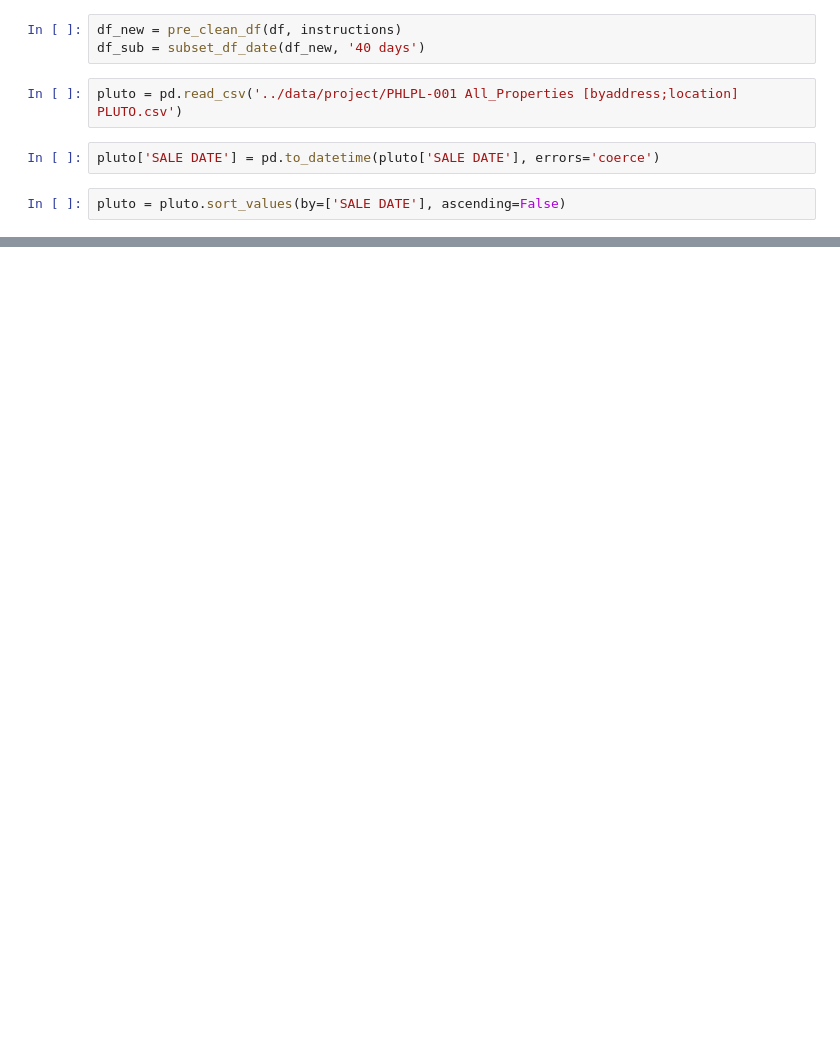
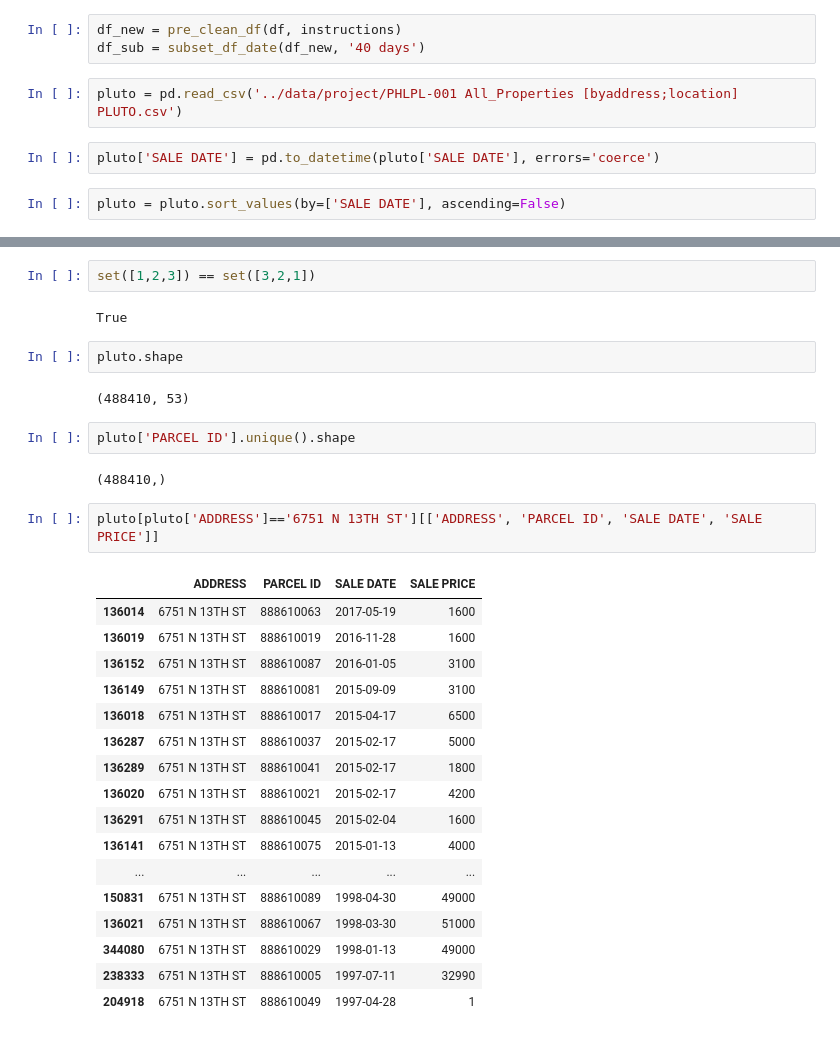
Before and after one commit to nding17/WhiterockAI, a Jupyter notebook: notebooks/PLUTO auto update pipeline.ipynb, the cells around one changed output, grey strips where cells are left out. Saved outputs shown, nothing was run; the diff lists cells and outputs as text; blank space fills up the shorter version.

```diff
--- a/notebooks/PLUTO auto update pipeline.ipynb
+++ b/notebooks/PLUTO auto update pipeline.ipynb
@@ -410,0 +424,32 @@ df_sub
+# %%
+set([1,2,3]) == set([3,2,1])
+# %% [output]
+True
+# %%
+pluto.shape
+# %% [output]
+(488410, 53)
+# %%
+pluto['PARCEL ID'].unique().shape
+# %% [output]
+(488410,)
+# %%
+pluto[pluto['ADDRESS']=='6751 N 13TH ST'][['ADDRESS', 'PARCEL ID', 'SALE DATE', 'SALE PRICE']]
+# %% [output]
+|  | ADDRESS | PARCEL ID | SALE DATE | SALE PRICE |
+| 136014 | 6751 N 13TH ST | 888610063 | 2017-05-19 | 1600 |
+| 136019 | 6751 N 13TH ST | 888610019 | 2016-11-28 | 1600 |
+| 136152 | 6751 N 13TH ST | 888610087 | 2016-01-05 | 3100 |
+| 136149 | 6751 N 13TH ST | 888610081 | 2015-09-09 | 3100 |
+| 136018 | 6751 N 13TH ST | 888610017 | 2015-04-17 | 6500 |
+| 136287 | 6751 N 13TH ST | 888610037 | 2015-02-17 | 5000 |
+| 136289 | 6751 N 13TH ST | 888610041 | 2015-02-17 | 1800 |
+| 136020 | 6751 N 13TH ST | 888610021 | 2015-02-17 | 4200 |
+| 136291 | 6751 N 13TH ST | 888610045 | 2015-02-04 | 1600 |
+| 136141 | 6751 N 13TH ST | 888610075 | 2015-01-13 | 4000 |
+| ... | ... | ... | ... | ... |
+| 150831 | 6751 N 13TH ST | 888610089 | 1998-04-30 | 49000 |
+| 136021 | 6751 N 13TH ST | 888610067 | 1998-03-30 | 51000 |
+| 344080 | 6751 N 13TH ST | 888610029 | 1998-01-13 | 49000 |
+| 238333 | 6751 N 13TH ST | 888610005 | 1997-07-11 | 32990 |
+| 204918 | 6751 N 13TH ST | 888610049 | 1997-04-28 | 1 |
```
Also changed, not shown: parts of 7 cells of this notebook, 2 other files.
